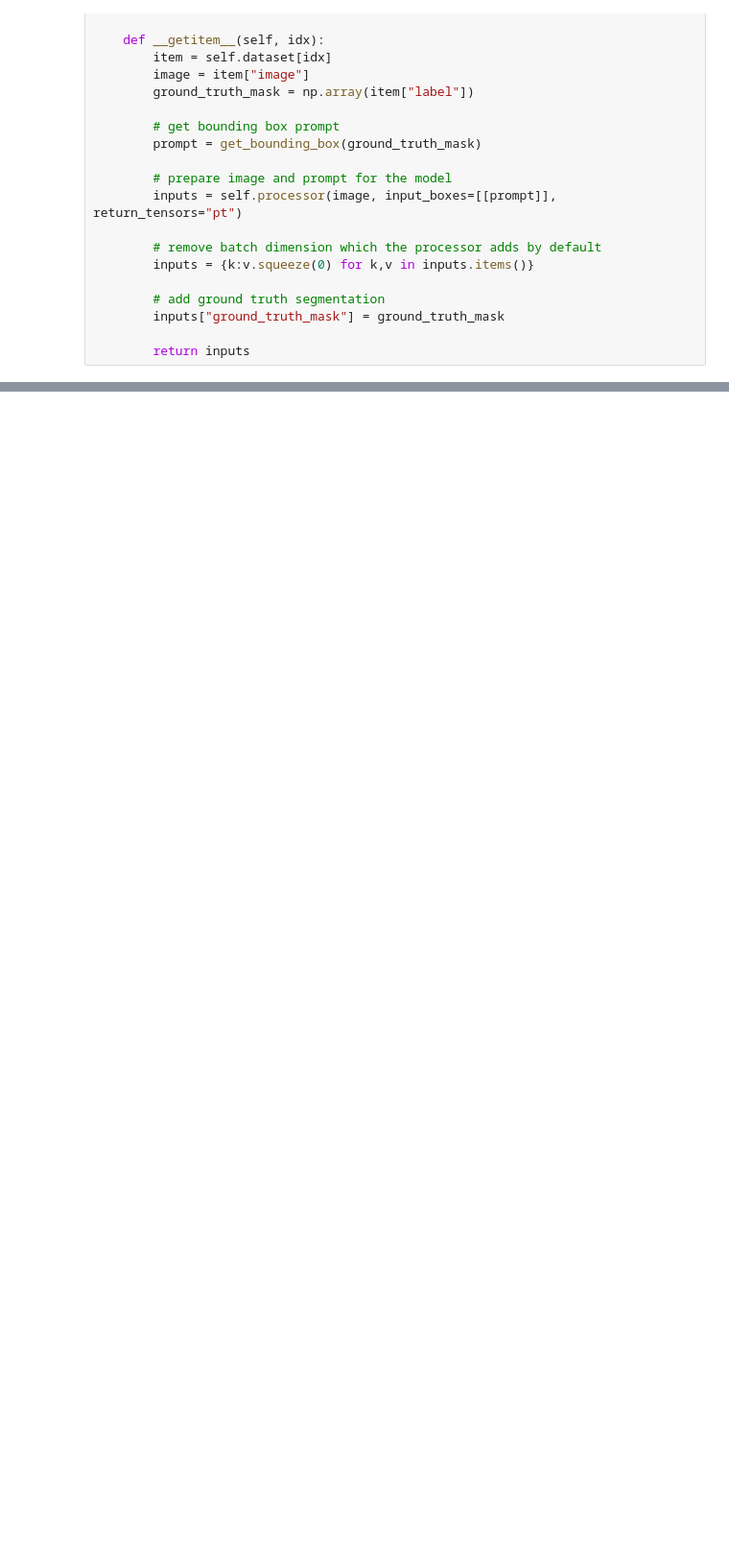
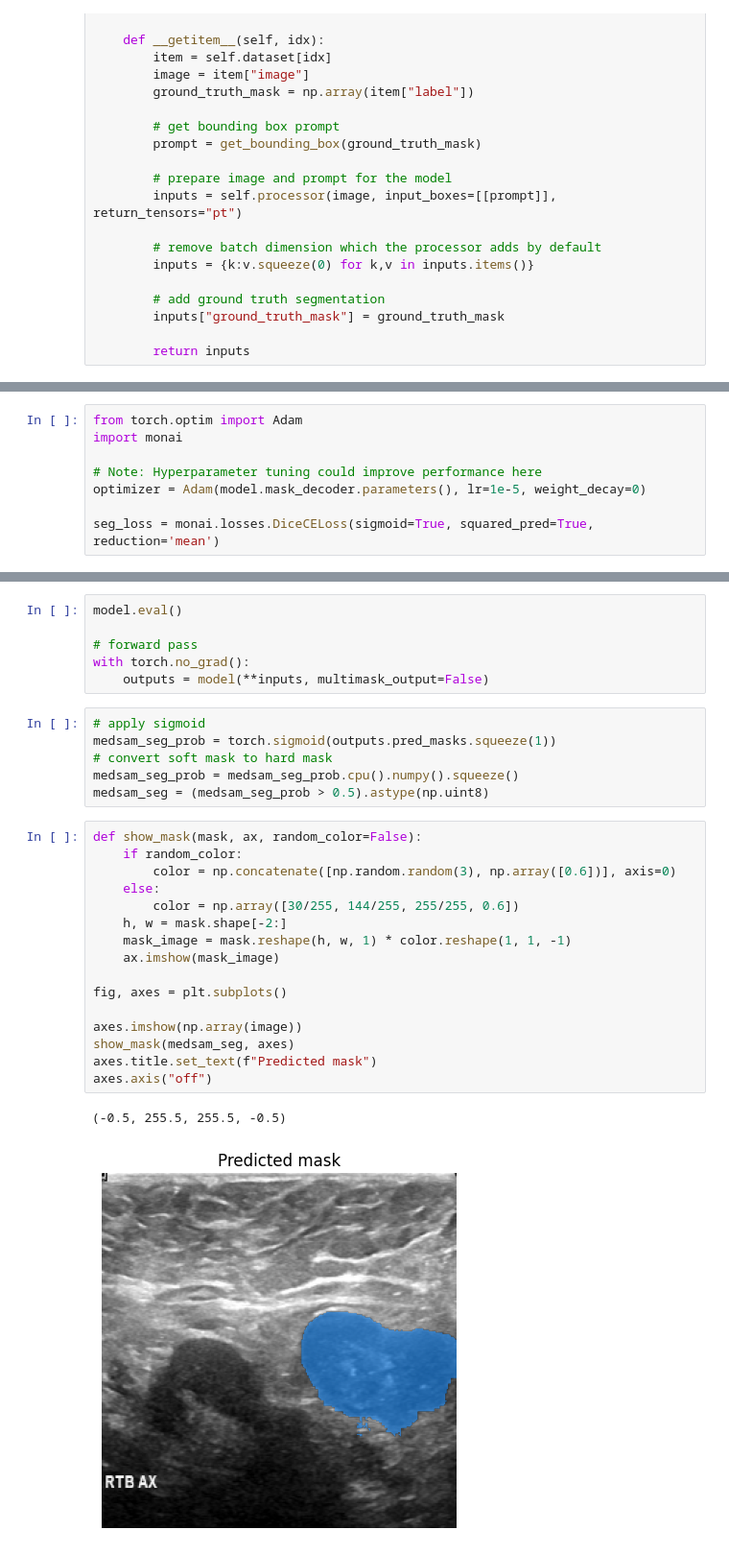
Before and after one commit to bpiyush/transparent-liquid-segmentation, a Jupyter notebook: finetuning_sam/medsam_tutorial.ipynb, the cells around one changed output, grey strips where cells are left out. Shown at 96% size. Cells and saved outputs as stored; diff of their text form; blank space fills up the shorter version.

```diff
--- a/finetuning_sam/medsam_tutorial.ipynb
+++ b/finetuning_sam/medsam_tutorial.ipynb
@@ -117,0 +156,8 @@ ImportError: cannot import name 'SamProcessor' from 'transformers' (/home/pbagad
+# %%
+from torch.optim import Adam
+import monai
+
+# Note: Hyperparameter tuning could improve performance here
+optimizer = Adam(model.mask_decoder.parameters(), lr=1e-5, weight_decay=0)
+
+seg_loss = monai.losses.DiceCELoss(sigmoid=True, squared_pred=True, reduction='mean')
@@ -117,0 +253,31 @@ ImportError: cannot import name 'SamProcessor' from 'transformers' (/home/pbagad
+# %%
+model.eval()
+
+# forward pass
+with torch.no_grad():
+    outputs = model(**inputs, multimask_output=False)
+# %%
+# apply sigmoid
+medsam_seg_prob = torch.sigmoid(outputs.pred_masks.squeeze(1))
+# convert soft mask to hard mask
+medsam_seg_prob = medsam_seg_prob.cpu().numpy().squeeze()
+medsam_seg = (medsam_seg_prob > 0.5).astype(np.uint8)
+# %%
+def show_mask(mask, ax, random_color=False):
+    if random_color:
+        color = np.concatenate([np.random.random(3), np.array([0.6])], axis=0)
+    else:
+        color = np.array([30/255, 144/255, 255/255, 0.6])
+    h, w = mask.shape[-2:]
+    mask_image = mask.reshape(h, w, 1) * color.reshape(1, 1, -1)
+    ax.imshow(mask_image)
+
+fig, axes = plt.subplots()
+
+axes.imshow(np.array(image))
+show_mask(medsam_seg, axes)
+axes.title.set_text(f"Predicted mask")
+axes.axis("off")
+# %% [output]
+(-0.5, 255.5, 255.5, -0.5)
+[figure, added]
```
Also changed, not shown: parts of 15 cells of this notebook, 2 other files.
